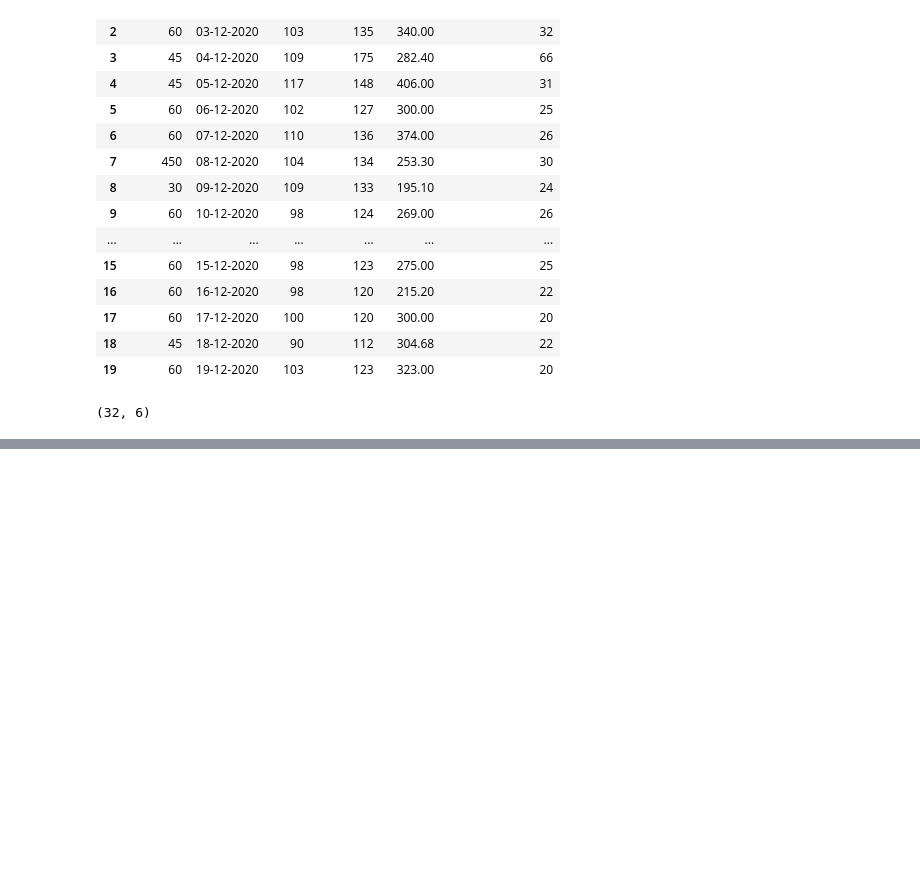
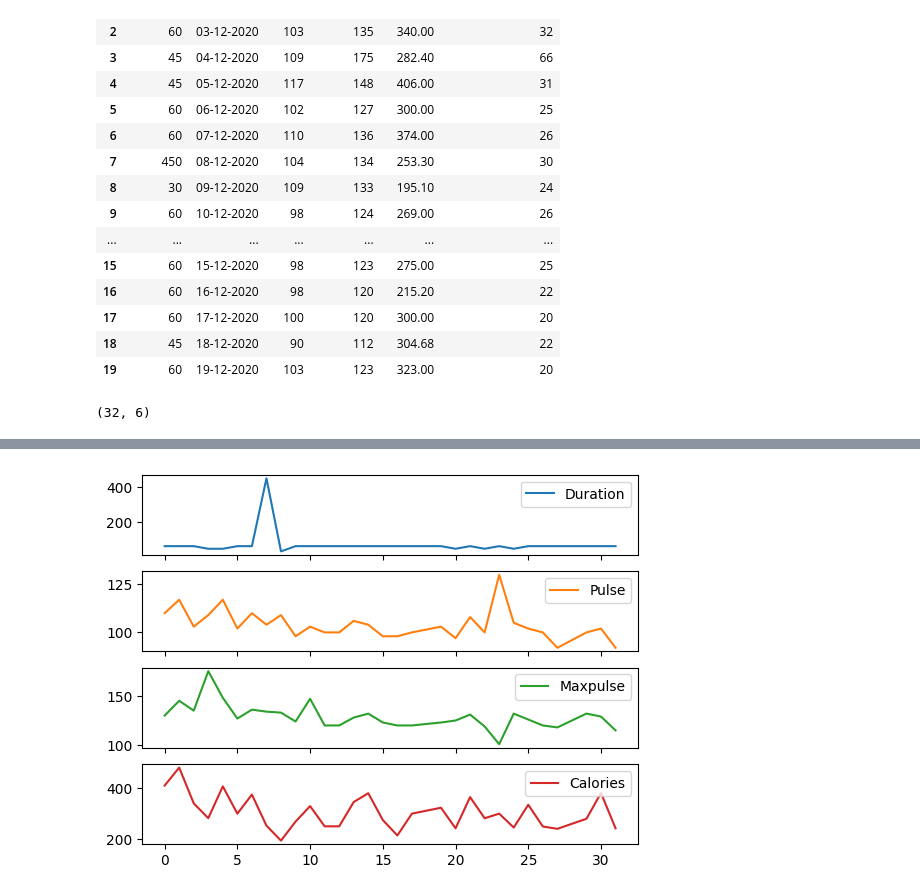
Before and after one commit to carlosviniharo/DEA113-G1, a Jupyter notebook: EDA.ipynb, the cells around one changed output, grey strips where cells are left out. Cells and saved outputs as stored; diff of their text form; code cells hidden in the pictures; blank space fills up the shorter version.

```diff
--- a/EDA.ipynb
+++ b/EDA.ipynb
@@ -188,0 +260,5 @@ print(data.shape)
+# %%
+data.plot(kind= 'line', subplots= True)
+plt.show()
+# %% [output]
+[figure, added]
```
Also changed, not shown: parts of 13 cells of this notebook.
